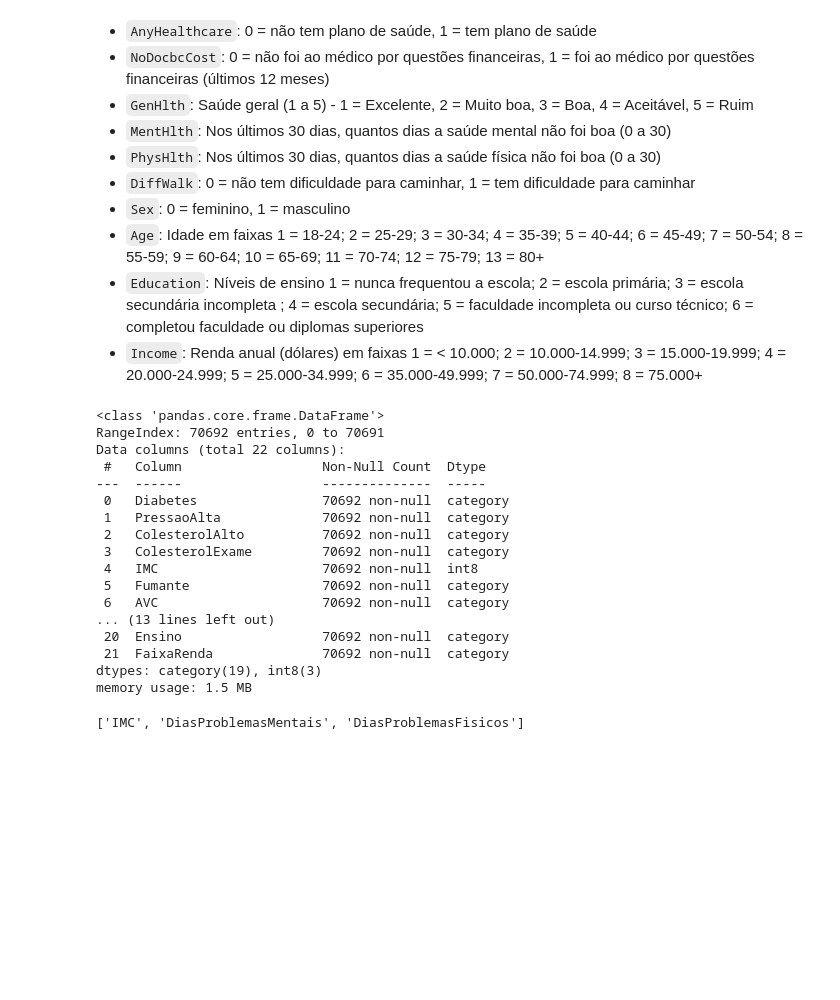
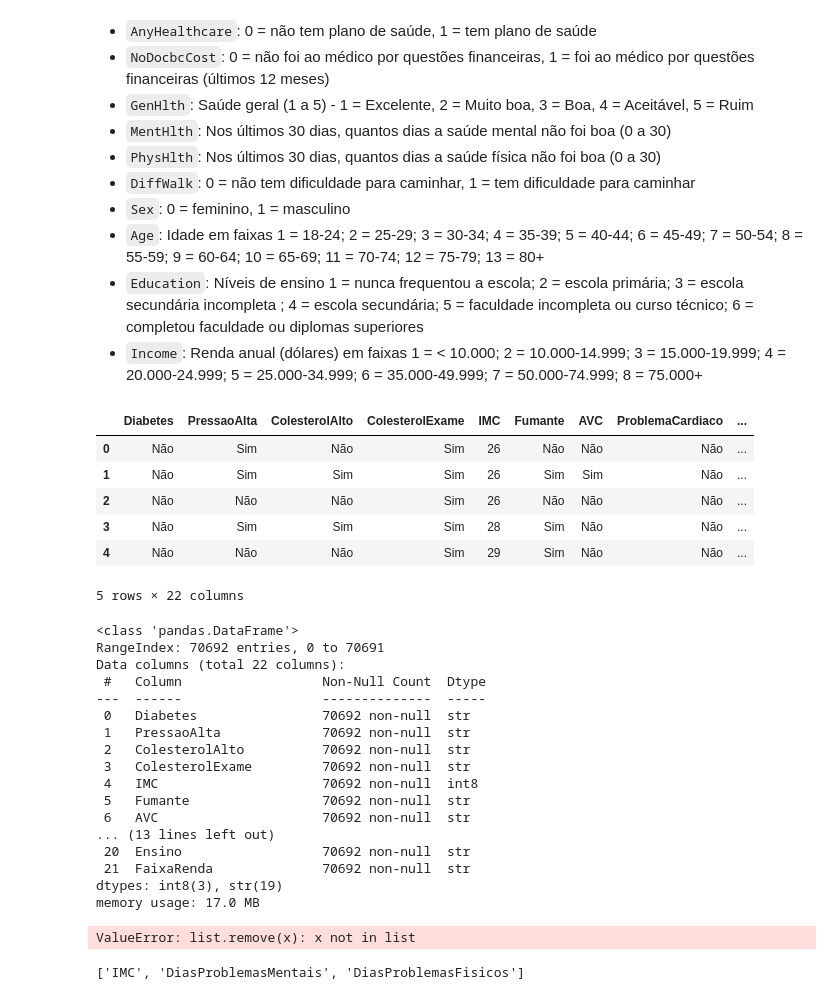
Before and after one commit to PauloViniciusR/Estatistica_dados, a Jupyter notebook: Proj_Statistic/projeto_diabetes_.ipynb, the cells around one changed output. Drawn from its saved outputs; the diff is of its cells as text; code cells hidden in the pictures; blank space fills up the shorter version.

```diff
--- a/Proj_Statistic/projeto_diabetes.ipynb
+++ b/Proj_Statistic/projeto_diabetes_.ipynb
@@ -34,31 +34,39 @@ Dicionário de variáveis:
 # %%
 import pandas as pd
 
-BASE_DIABETES_TRATADA ="./dados/diabetes_tratado.parquet"
+BASE_DIABETES_TRATADA ="./diabetes/diabetes_tratado.parquet"
 
 df_diabetes_tratado = pd.read_parquet(BASE_DIABETES_TRATADA)
 
 df_diabetes_tratado.head()
+# %% [output]
+|  | Diabetes | PressaoAlta | ColesterolAlto | ColesterolExame | IMC | Fumante | AVC | ProblemaCardiaco | ... |
+| 0 | Não | Sim | Não | Sim | 26 | Não | Não | Não | ... |
+| 1 | Não | Sim | Sim | Sim | 26 | Sim | Sim | Não | ... |
+| 2 | Não | Não | Não | Sim | 26 | Não | Não | Não | ... |
+| 3 | Não | Sim | Sim | Sim | 28 | Sim | Não | Não | ... |
+| 4 | Não | Não | Não | Sim | 29 | Sim | Não | Não | ... |
+5 rows × 22 columns
 # %%
 df_diabetes_tratado.info()
 # %% [output]
-<class 'pandas.core.frame.DataFrame'>
+<class 'pandas.DataFrame'>
 RangeIndex: 70692 entries, 0 to 70691
 Data columns (total 22 columns):
  #   Column                  Non-Null Count  Dtype
 ---  ------                  --------------  -----
- 0   Diabetes                70692 non-null  category
- 1   PressaoAlta             70692 non-null  category
- 2   ColesterolAlto          70692 non-null  category
- 3   ColesterolExame         70692 non-null  category
+ 0   Diabetes                70692 non-null  str
+ 1   PressaoAlta             70692 non-null  str
+ 2   ColesterolAlto          70692 non-null  str
+ 3   ColesterolExame         70692 non-null  str
  4   IMC                     70692 non-null  int8
- 5   Fumante                 70692 non-null  category
- 6   AVC                     70692 non-null  category
+ 5   Fumante                 70692 non-null  str
+ 6   AVC                     70692 non-null  str
 ... (13 lines left out)
- 20  Ensino                  70692 non-null  category
- 21  FaixaRenda              70692 non-null  category
-dtypes: category(19), int8(3)
-memory usage: 1.5 MB
+ 20  Ensino                  70692 non-null  str
+ 21  FaixaRenda              70692 non-null  str
+dtypes: int8(3), str(19)
+memory usage: 17.0 MB
 # %%
 colunas_numericas = df_diabetes_tratado.select_dtypes(include="number").columns.tolist()
 
@@ -71,6 +79,8 @@ colunas_binarias = df_diabetes_tratado.nunique()[df_diabetes_tratado.nunique() =
 colunas_binarias.remove(coluna_alvo)
 
 colunas_nao_binarias = list(set(colunas_categoricas) - set(colunas_binarias))
+# %% [output]
+ValueError: list.remove(x): x not in list
 # %%
 colunas_numericas
 # %% [output]
```
Also changed, not shown: parts of 6 cells of this notebook, 1 other file.
